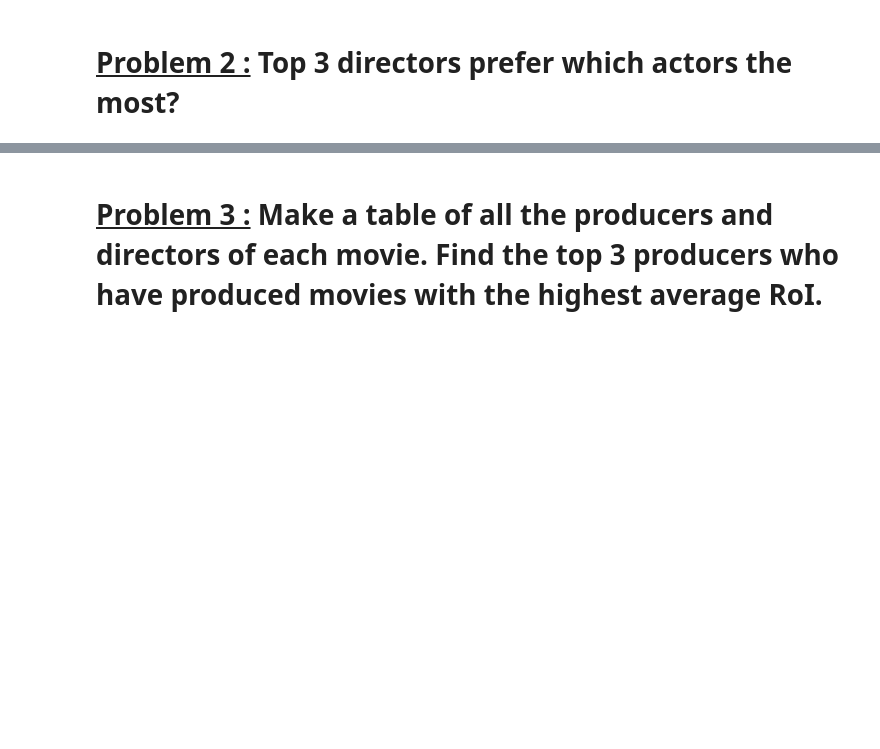
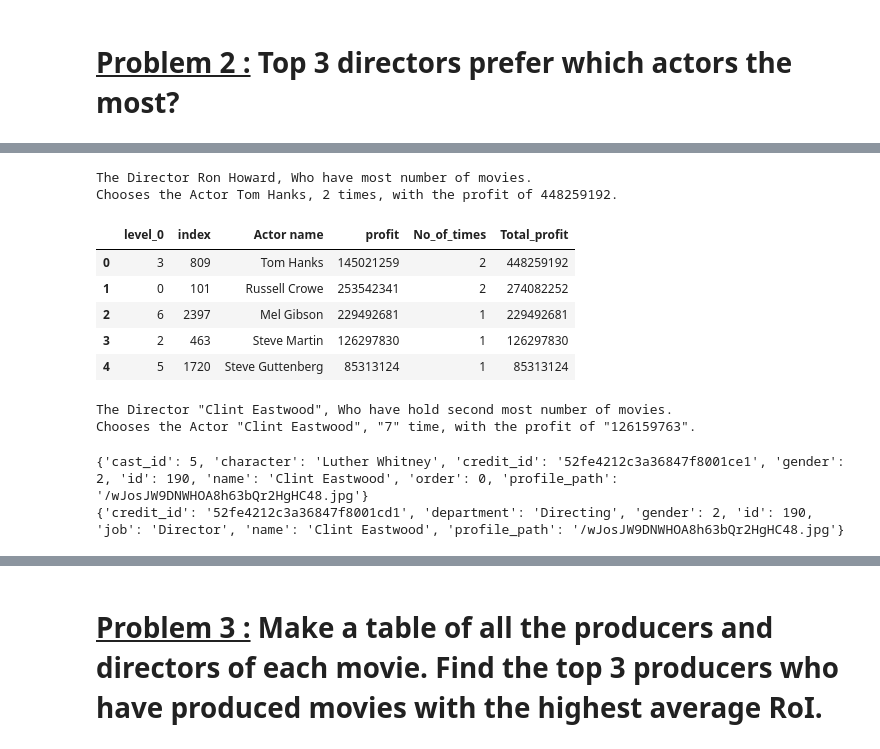
Before and after one commit to dil150898/daily-asignments, a Jupyter notebook: Assignment_Data_Wrangling.ipynb, the cells around one changed output, grey strips where cells are left out. Saved outputs shown, nothing was run; the diff lists cells and outputs as text; code cells hidden in the pictures; blank space fills up the shorter version.

```diff
--- a/Assignment_Data_Wrangling.ipynb
+++ b/Assignment_Data_Wrangling.ipynb
@@ -304,0 +300,41 @@ x.groupby('Actor name').size().sort_values(ascending = False).head(10)
+# %%
+x = imdb_df.loc[imdb_df['Director name'] == top_Directors.loc[0, 'Director name']][['Actor name', 'profit']].reset_index()
+
+y = x.groupby('Actor name').agg(No_of_times = ('Actor name' , 'size') , Total_profit = ('profit' , 'sum')).reset_index()
+x = x.merge(y , on = 'Actor name' , how = 'left')
+x = x.drop_duplicates(subset = ['Actor name']).reset_index(drop = True)
+x = x.sort_values(by = ['No_of_times' , 'Total_profit'] , ascending = [False , False]).reset_index()
+
+print(f'''The Director {top_Directors.loc[0 , 'Director name']}, Who have most number of movies.
+Chooses the Actor {x.loc[0 , 'Actor name']}, {x.loc[0 , 'No_of_times']} times, with the profit of {x.loc[0 , 'Total_profit']}.''')
+x.head()
+# %% [output]
+The Director Ron Howard, Who have most number of movies.
+Chooses the Actor Tom Hanks, 2 times, with the profit of 448259192.
+|  | level_0 | index | Actor name | profit | No_of_times | Total_profit |
+| 0 | 3 | 809 | Tom Hanks | 145021259 | 2 | 448259192 |
+| 1 | 0 | 101 | Russell Crowe | 253542341 | 2 | 274082252 |
+| 2 | 6 | 2397 | Mel Gibson | 229492681 | 1 | 229492681 |
+| 3 | 2 | 463 | Steve Martin | 126297830 | 1 | 126297830 |
+| 4 | 5 | 1720 | Steve Guttenberg | 85313124 | 1 | 85313124 |
+# %%
+z = imdb_df.loc[imdb_df['Director name'] == top_Directors.loc[1 , "Director name"]][['Actor name' , 'profit']].reset_index()
+#z.drop('index' , axis = 1 , inplace = True)
+a = z.groupby('Actor name').agg(no_of_times = ('Actor name' , 'size') , total_profit = ('profit' , 'sum')).reset_index()
+z = z.merge(a , on = "Actor name" , how = 'left')
+z = z.drop_duplicates(subset = ['Actor name']). reset_index(drop = True)
+z = z.sort_values(by = ['no_of_times' , 'total_profit'] , ascending = [False , False]).reset_index()
+z.drop(['index' , 'level_0'], axis=1, inplace=True)
+print(f'''The Director "{top_Directors.loc[1 , 'Director name']}", Who have hold second most number of movies.
+Chooses the Actor "{z.loc[0 , "Actor name"]}", "{z.loc[0 , "no_of_times"]}" time, with the profit of "{z.loc[0 , "total_profit"]}".''')
+# %% [output]
+The Director "Clint Eastwood", Who have hold second most number of movies.
+Chooses the Actor "Clint Eastwood", "7" time, with the profit of "126159763".
+# %%
+actor_name_to_find = "Clint Eastwood"  # Replace with the actor's name you're looking for
+actor_row = imdb_df.loc[imdb_df['Director name'] == actor_name_to_find][['crew',"Actor name" , "Director name"]]  # Get the first matching row
+print(imdb_df.loc[913 , "cast"][0])
+print(imdb_df.loc[913 , "crew"][0])
+# %% [output]
+{'cast_id': 5, 'character': 'Luther Whitney', 'credit_id': '52fe4212c3a36847f8001ce1', 'gender': 2, 'id': 190, 'name': 'Clint Eastwood', 'order': 0, 'profile_path': '/wJosJW9DNWHOA8h63bQr2HgHC48.jpg'}
+{'credit_id': '52fe4212c3a36847f8001cd1', 'department': 'Directing', 'gender': 2, 'id': 190, 'job': 'Director', 'name': 'Clint Eastwood', 'profile_path': '/wJosJW9DNWHOA8h63bQr2HgHC48.jpg'}
```
Also changed, not shown: parts of 17 cells of this notebook.
